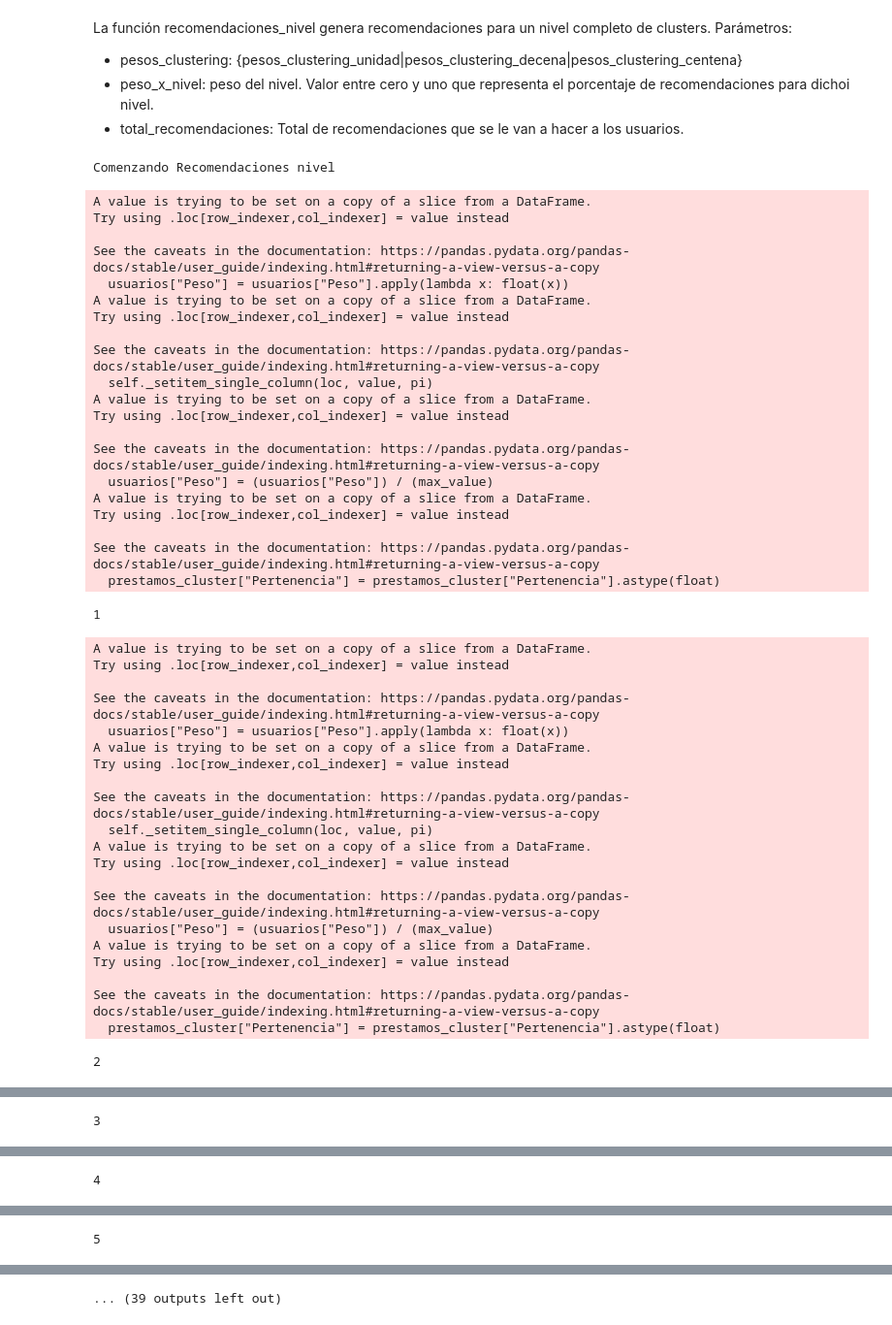
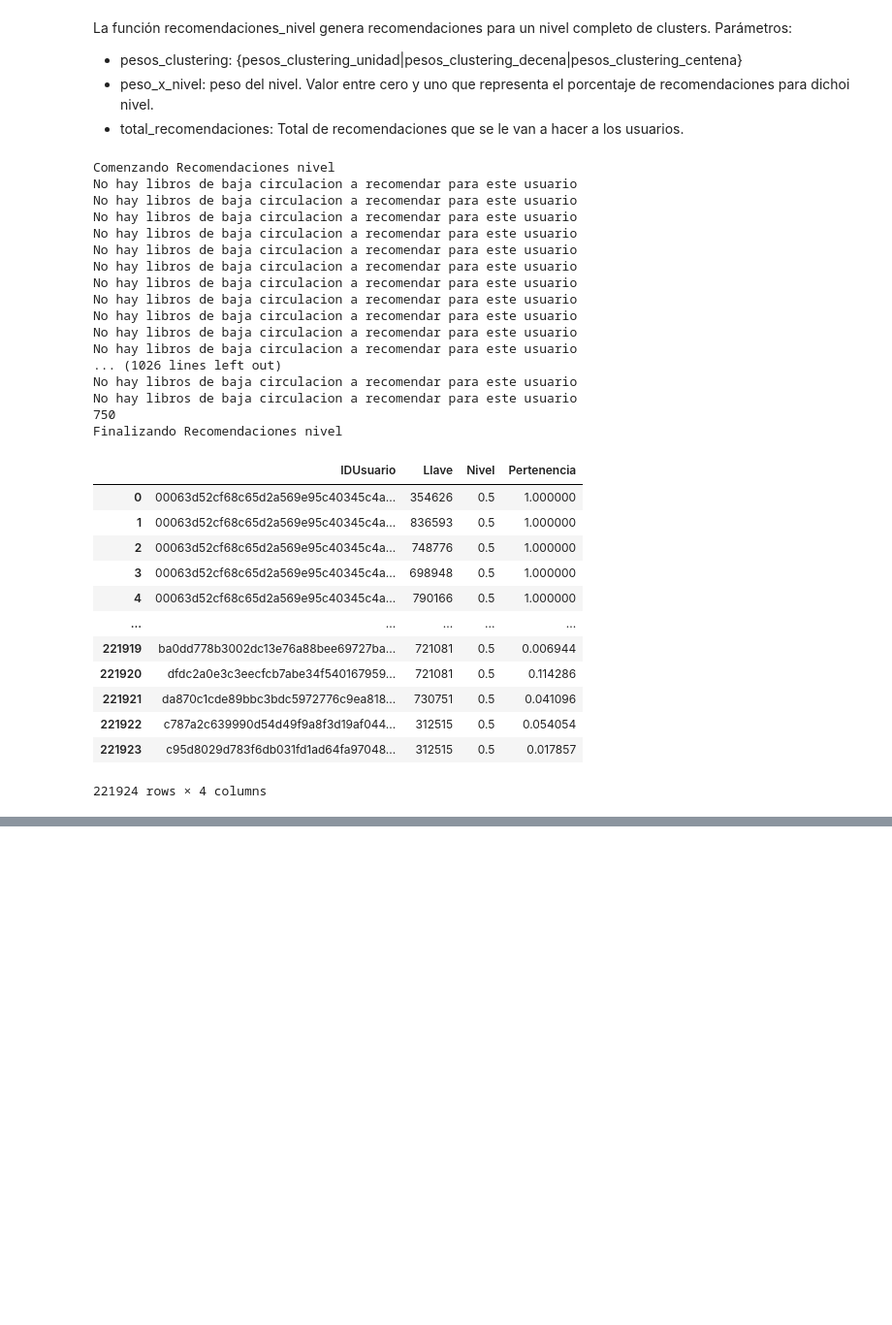
Before and after one commit to Johan-Ortegon-1/uaque, a Jupyter notebook: V2_Clustering_+_Recomendations/ClusteringYRecomendacionesDifusas.ipynb, the cells around one changed output, grey strips where cells are left out. Shown: that part at 97% size. Saved outputs shown, nothing was run; the diff lists cells and outputs as text; code cells hidden in the pictures; blank space fills up the shorter version.

```diff
--- a/V2_Clustering_+_Recomendations/ClusteringYRecomendacionesDifusas.ipynb
+++ b/V2_Clustering_+_Recomendations/ClusteringYRecomendacionesDifusas.ipynb
@@ -644,49 +610,36 @@ def recomendaciones_nivel(pesos_clustering, peso_x_nivel, total_recomendaciones,
     print("Finalizando Recomendaciones nivel")
     return recomendaciones
 # %%
-recomendaciones_final_unidad = recomendaciones_nivel(pesos_clustering_unidad, 0.7, 10, "DeweyUnidad")
+recomendaciones_final_unidad = recomendaciones_nivel(pesos_clustering_unidad, 0.5, 10, "DeweyUnidad")
 display(recomendaciones_final_unidad)
 # %% [output]
 Comenzando Recomendaciones nivel
+No hay libros de baja circulacion a recomendar para este usuario
+No hay libros de baja circulacion a recomendar para este usuario
+No hay libros de baja circulacion a recomendar para este usuario
+No hay libros de baja circulacion a recomendar para este usuario
+No hay libros de baja circulacion a recomendar para este usuario
+No hay libros de baja circulacion a recomendar para este usuario
+No hay libros de baja circulacion a recomendar para este usuario
+No hay libros de baja circulacion a recomendar para este usuario
+No hay libros de baja circulacion a recomendar para este usuario
+No hay libros de baja circulacion a recomendar para este usuario
+No hay libros de baja circulacion a recomendar para este usuario
+... (1026 lines left out)
+No hay libros de baja circulacion a recomendar para este usuario
+No hay libros de baja circulacion a recomendar para este usuario
+750
+Finalizando Recomendaciones nivel
+|  | IDUsuario | Llave | Nivel | Pertenencia |
+| 0 | 00063d52cf68c65d2a569e95c40345c4a... | 354626 | 0.5 | 1.000000 |
+| 1 | 00063d52cf68c65d2a569e95c40345c4a... | 836593 | 0.5 | 1.000000 |
+| 2 | 00063d52cf68c65d2a569e95c40345c4a... | 748776 | 0.5 | 1.000000 |
+| 3 | 00063d52cf68c65d2a569e95c40345c4a... | 698948 | 0.5 | 1.000000 |
+| 4 | 00063d52cf68c65d2a569e95c40345c4a... | 790166 | 0.5 | 1.000000 |
+| ... | ... | ... | ... | ... |
+| 221919 | ba0dd778b3002dc13e76a88bee69727ba... | 721081 | 0.5 | 0.006944 |
+| 221920 | dfdc2a0e3c3eecfcb7abe34f540167959... | 721081 | 0.5 | 0.114286 |
+| 221921 | da870c1cde89bbc3bdc5972776c9ea818... | 730751 | 0.5 | 0.041096 |
+| 221922 | c787a2c639990d54d49f9a8f3d19af044... | 312515 | 0.5 | 0.054054 |
+| 221923 | c95d8029d783f6db031fd1ad64fa97048... | 312515 | 0.5 | 0.017857 |
-A value is trying to be set on a copy of a slice from a DataFrame.
-Try using .loc[row_indexer,col_indexer] = value instead
-
-See the caveats in the documentation: https://pandas.pydata.org/pandas-docs/stable/user_guide/indexing.html#returning-a-view-versus-a-copy
-  usuarios["Peso"] = usuarios["Peso"].apply(lambda x: float(x))
-A value is trying to be set on a copy of a slice from a DataFrame.
-Try using .loc[row_indexer,col_indexer] = value instead
-
-See the caveats in the documentation: https://pandas.pydata.org/pandas-docs/stable/user_guide/indexing.html#returning-a-view-versus-a-copy
-  self._setitem_single_column(loc, value, pi)
-A value is trying to be set on a copy of a slice from a DataFrame.
-Try using .loc[row_indexer,col_indexer] = value instead
-
-See the caveats in the documentation: https://pandas.pydata.org/pandas-docs/stable/user_guide/indexing.html#returning-a-view-versus-a-copy
-  usuarios["Peso"] = (usuarios["Peso"]) / (max_value)
-A value is trying to be set on a copy of a slice from a DataFrame.
-Try using .loc[row_indexer,col_indexer] = value instead
-
-See the caveats in the documentation: https://pandas.pydata.org/pandas-docs/stable/user_guide/indexing.html#returning-a-view-versus-a-copy
-  prestamos_cluster["Pertenencia"] = prestamos_cluster["Pertenencia"].astype(float)
+221924 rows × 4 columns
-1
-A value is trying to be set on a copy of a slice from a DataFrame.
-Try using .loc[row_indexer,col_indexer] = value instead
-
-See the caveats in the documentation: https://pandas.pydata.org/pandas-docs/stable/user_guide/indexing.html#returning-a-view-versus-a-copy
-  usuarios["Peso"] = usuarios["Peso"].apply(lambda x: float(x))
-A value is trying to be set on a copy of a slice from a DataFrame.
-Try using .loc[row_indexer,col_indexer] = value instead
-
-See the caveats in the documentation: https://pandas.pydata.org/pandas-docs/stable/user_guide/indexing.html#returning-a-view-versus-a-copy
-  self._setitem_single_column(loc, value, pi)
-A value is trying to be set on a copy of a slice from a DataFrame.
-Try using .loc[row_indexer,col_indexer] = value instead
-
-See the caveats in the documentation: https://pandas.pydata.org/pandas-docs/stable/user_guide/indexing.html#returning-a-view-versus-a-copy
-  usuarios["Peso"] = (usuarios["Peso"]) / (max_value)
-A value is trying to be set on a copy of a slice from a DataFrame.
-Try using .loc[row_indexer,col_indexer] = value instead
-
-See the caveats in the documentation: https://pandas.pydata.org/pandas-docs/stable/user_guide/indexing.html#returning-a-view-versus-a-copy
-  prestamos_cluster["Pertenencia"] = prestamos_cluster["Pertenencia"].astype(float)
-2
@@ -713 +645,0 @@ See the caveats in the documentation: https://pandas.pydata.org/pandas-docs/stab
-3
@@ -734 +645,0 @@ See the caveats in the documentation: https://pandas.pydata.org/pandas-docs/stab
-4
@@ -755 +645,0 @@ See the caveats in the documentation: https://pandas.pydata.org/pandas-docs/stab
-5
@@ -776,3 +646,2 @@ See the caveats in the documentation: https://pandas.pydata.org/pandas-docs/stab
-... (39 outputs left out)
 # %%
 recomendaciones_final_decena = recomendaciones_nivel(pesos_clustering_decena, 0.2, 10, "DeweyDecena")
```
Also changed, not shown: parts of 28 cells of this notebook, 1 other file.
